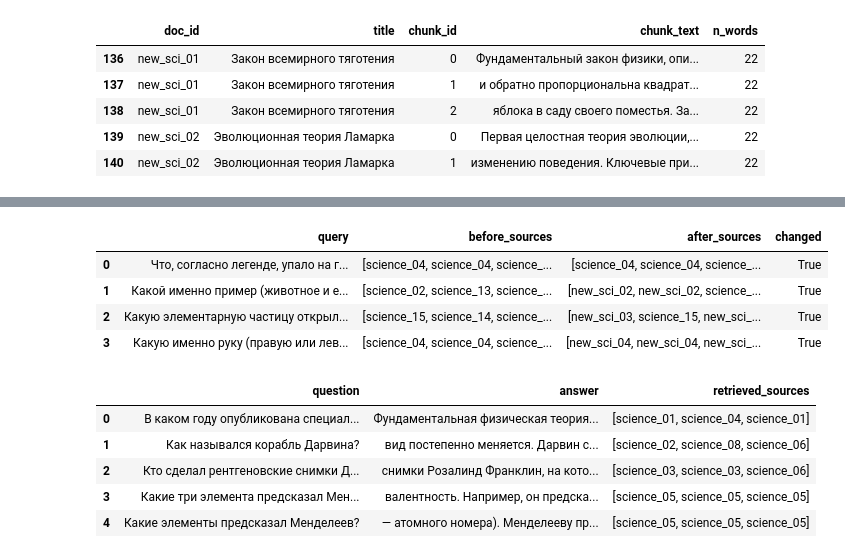
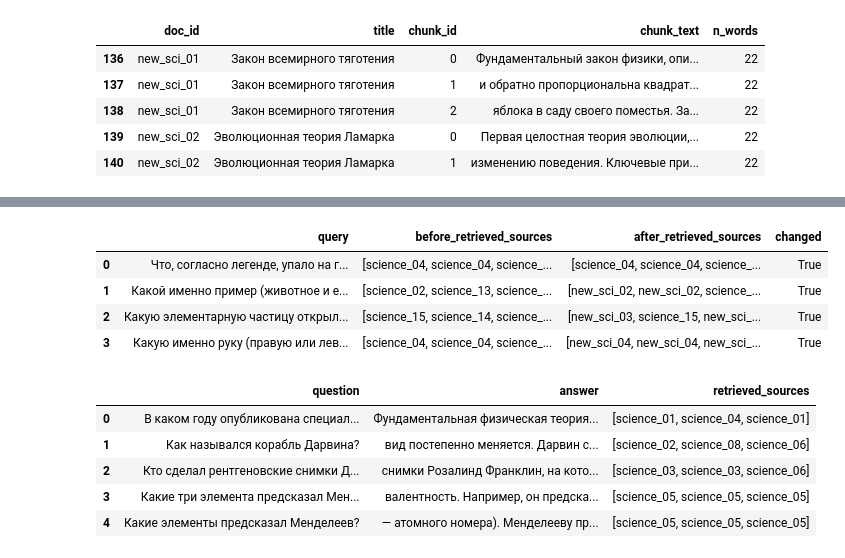
Before and after one commit to artem8249/Abdulmanov_KSBO-13-24_group_1, a Jupyter notebook: homeworks/HW14/HW14.ipynb, the cells around one changed output, grey strips where cells are left out. Saved outputs shown, nothing was run; the diff lists cells and outputs as text; code cells hidden in the pictures.

```diff
--- a/homeworks/HW14/HW14.ipynb
+++ b/homeworks/HW14/HW14.ipynb
@@ -57,3 +55,18 @@ pd.set_option('display.max_columns', None)
 NumPy: 2.0.2
 Pandas: 2.2.2
 FAISS available: True
+# %%
+def set_seed(seed: int = 42) -> None:
+    random.seed(seed)
+    np.random.seed(seed)
+    torch.manual_seed(seed)
+
+
+set_seed(42)
+
+try:
+    DEVICE = "cuda" if torch.cuda.is_available() else "cpu"
+except Exception:
+    DEVICE = "cpu"
+
+print("Устройство для работы:", DEVICE)
@@ -582,13 +689,13 @@ retrieval_after_update
 # %%
 retrieval_before_after_update = pd.DataFrame()
 retrieval_before_after_update["query"] = retrieval_after_update["query"]
-retrieval_before_after_update["before_sources"] = before_sources
-retrieval_before_after_update["after_sources"] = retrieval_after_update["retrieved_sources"]
-retrieval_before_after_update["changed"] = retrieval_before_after_update["before_sources"] != retrieval_before_after_update["after_sources"]
+retrieval_before_after_update["before_retrieved_sources"] = before_sources
+retrieval_before_after_update["after_retrieved_sources"] = retrieval_after_update["retrieved_sources"]
+retrieval_before_after_update["changed"] = retrieval_before_after_update["before_retrieved_sources"] != retrieval_before_after_update["after_retrieved_sources"]
 retrieval_before_after_update.to_csv("./artifacts/retrieval_before_after_update.csv")
 retrieval_before_after_update
 # %% [output]
-|  | query | before_sources | after_sources | changed |
+|  | query | before_retrieved_sources | after_retrieved_sources | changed |
 | 0 | Что, согласно легенде, упало на г... | [science_04, science_04, science_... | [science_04, science_04, science_... | True |
 | 1 | Какой именно пример (животное и е... | [science_02, science_13, science_... | [new_sci_02, new_sci_02, science_... | True |
 | 2 | Какую элементарную частицу открыл... | [science_15, science_14, science_... | [new_sci_03, science_15, new_sci_... | True |
```
Also changed, not shown: parts of 8 cells of this notebook, 2 other files.
